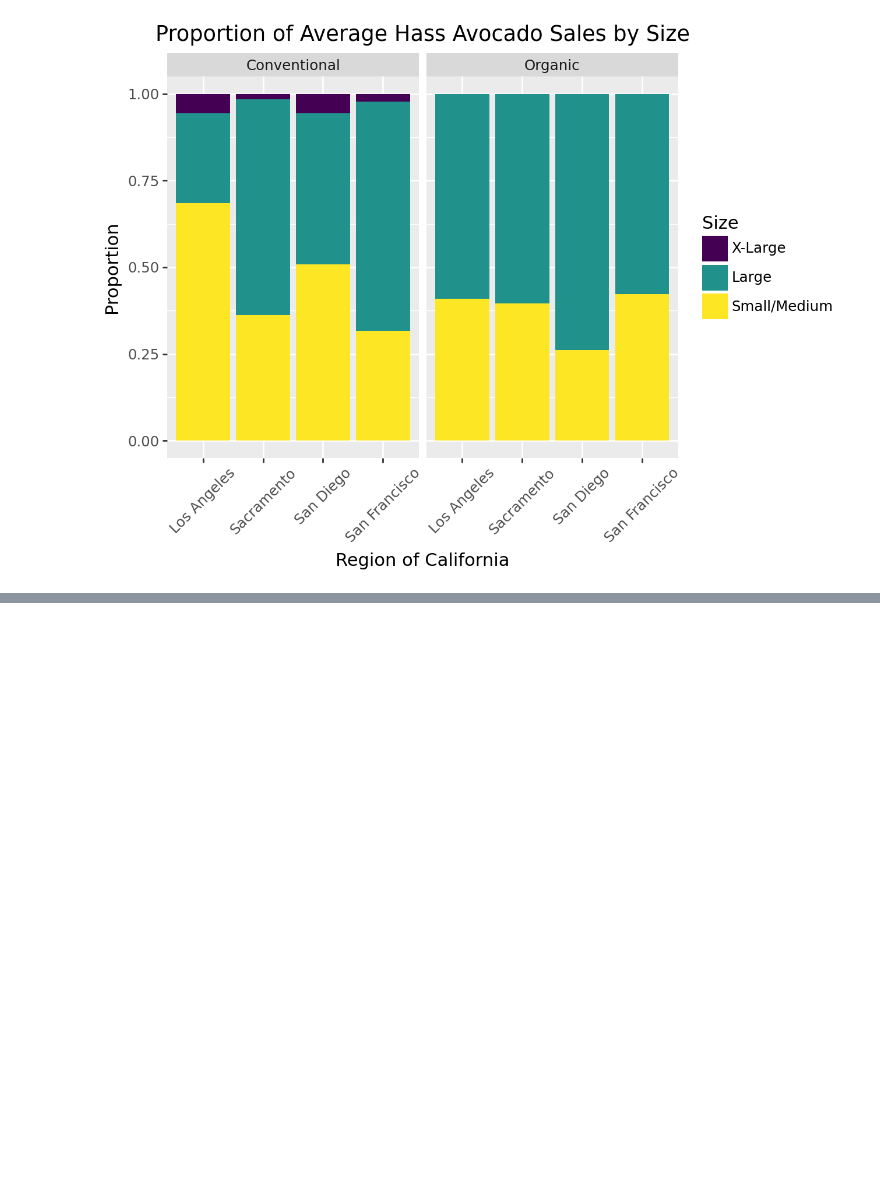
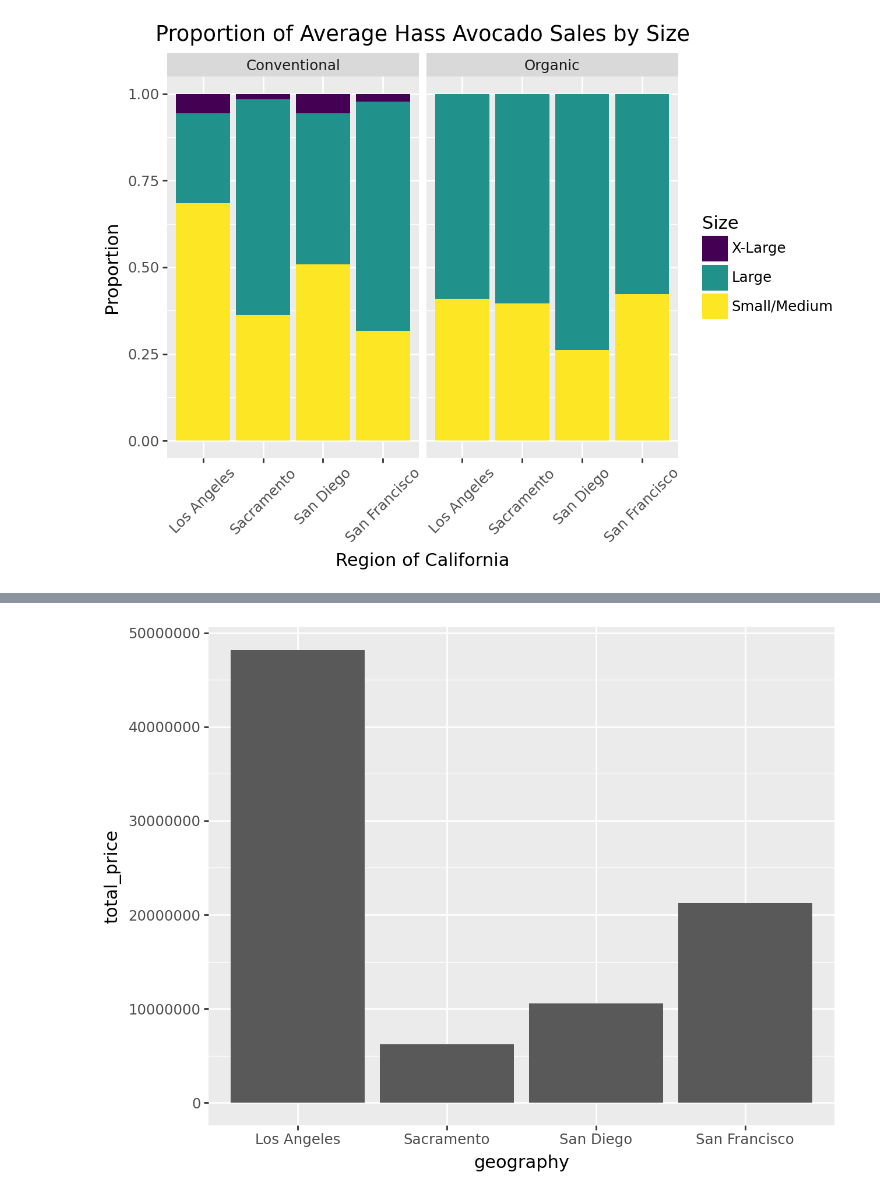
Before and after one commit to davisbove/GSB_544, a Jupyter notebook: Lab_2/Lab_2.ipynb, the cells around one changed output, grey strips where cells are left out. Saved outputs shown, nothing was run; the diff lists cells and outputs as text; code cells hidden in the pictures; blank space fills up the shorter version.

```diff
--- a/Lab_2/Lab_2.ipynb
+++ b/Lab_2/Lab_2.ipynb
@@ -261,0 +274,10 @@ long_cali["Type"]= long_cali["organic"].map({
+# %%
+# Org_cali_df["total_price"]= Org_cali_df["average_price"]*Org_cali_df["total_volume"]
+
+# Org_total_spent = Org_cali_df.groupby("geography")["total_price"].sum()
+# Org_total_spent = pd.DataFrame(Org_total_spent)
+# Org_total_spent = Org_total_spent.reset_index()
+
+(ggplot(Org_total_spent, aes(x = "geography", y = "total_price")) +geom_bar(stat = "identity"))
+# %% [output]
+[figure, added]
```
Also changed, not shown: parts of 3 cells of this notebook, 1 other file.
